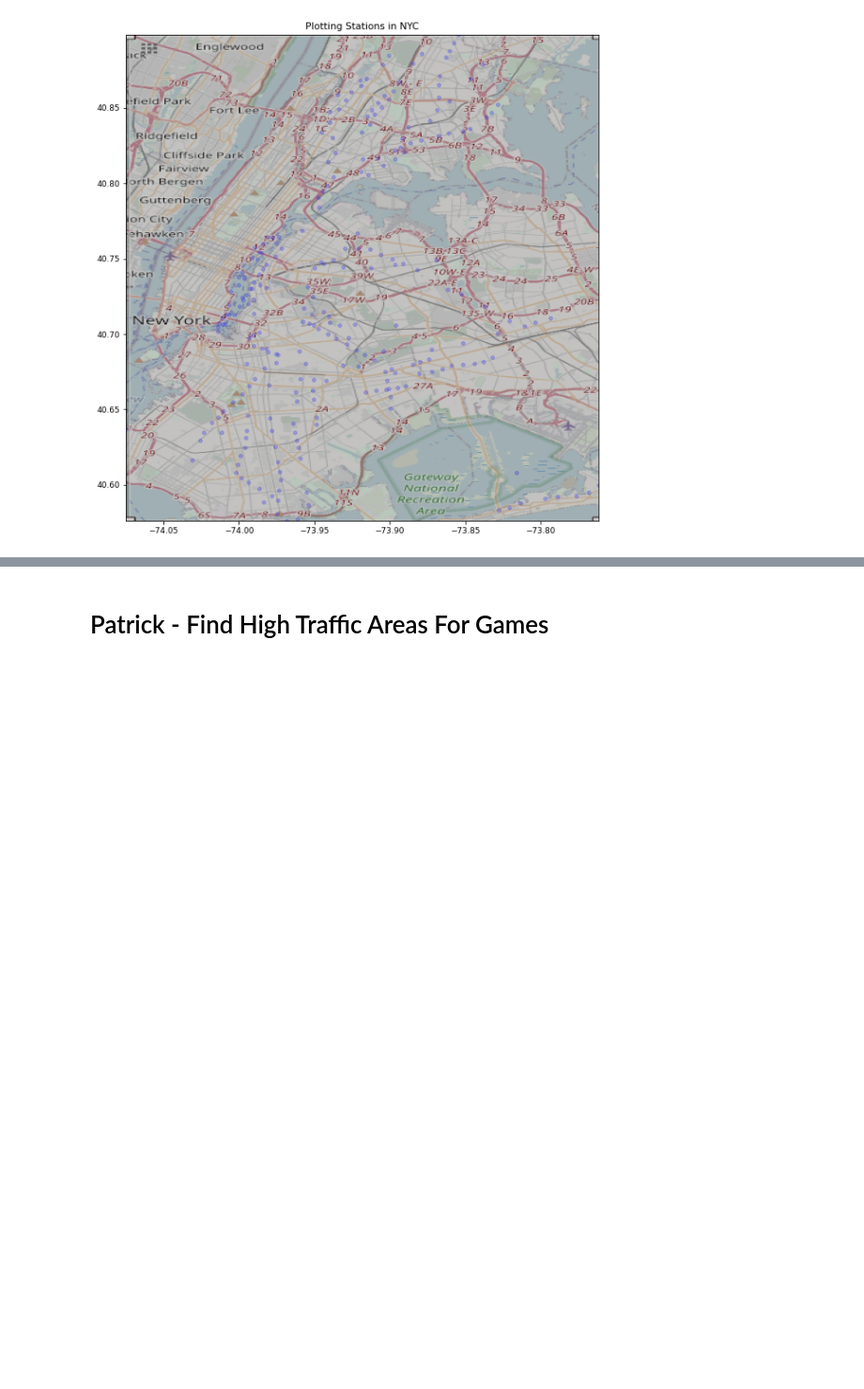
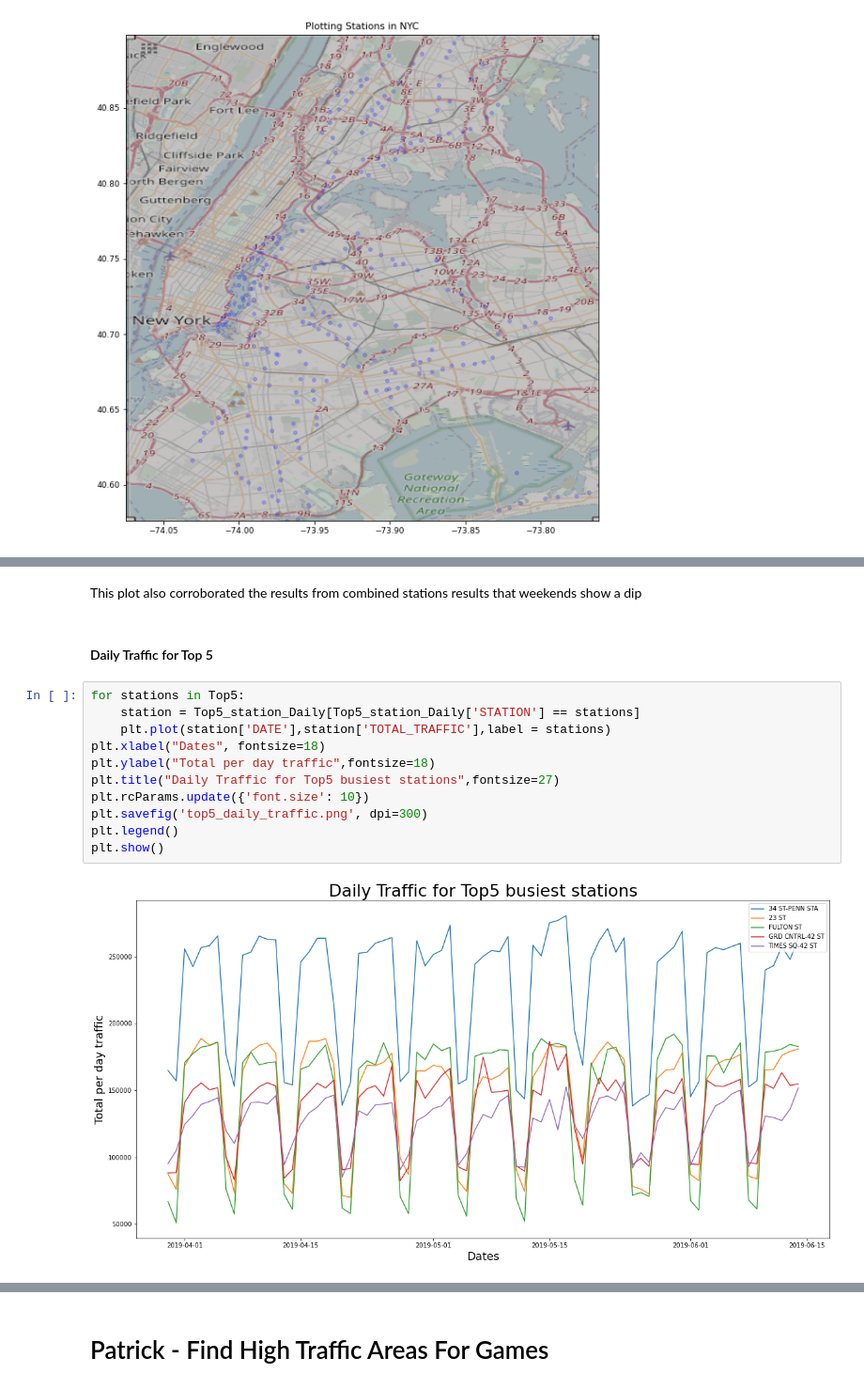
Before and after one commit to racheldilley1/mta-project-1, a Jupyter notebook: FINAL SUBMISSION.ipynb, the cells around one changed output, grey strips where cells are left out. Shown at 94% size. Drawn from its saved outputs; the diff is of its cells as text; blank space fills up the shorter version.

```diff
--- a/FINAL SUBMISSION.ipynb
+++ b/FINAL SUBMISSION.ipynb
@@ -446,0 +520,17 @@ ax.imshow(ruh_m, zorder=0, extent = BBox, aspect= 'equal')
+# %% [markdown]
+This plot also corroborated the results from combined stations results that weekends show a dip
+# %% [markdown]
+#### Daily Traffic for Top 5
+# %%
+for stations in Top5:
+    station = Top5_station_Daily[Top5_station_Daily['STATION'] == stations]
+    plt.plot(station['DATE'],station['TOTAL_TRAFFIC'],label = stations)
+plt.xlabel("Dates", fontsize=18)
+plt.ylabel("Total per day traffic",fontsize=18)
+plt.title("Daily Traffic for Top5 busiest stations",fontsize=27)
+plt.rcParams.update({'font.size': 10})
+plt.savefig('top5_daily_traffic.png', dpi=300)
+plt.legend()
+plt.show()
+# %% [output]
+[figure, added]
```
Also changed, not shown: parts of 23 cells of this notebook.
